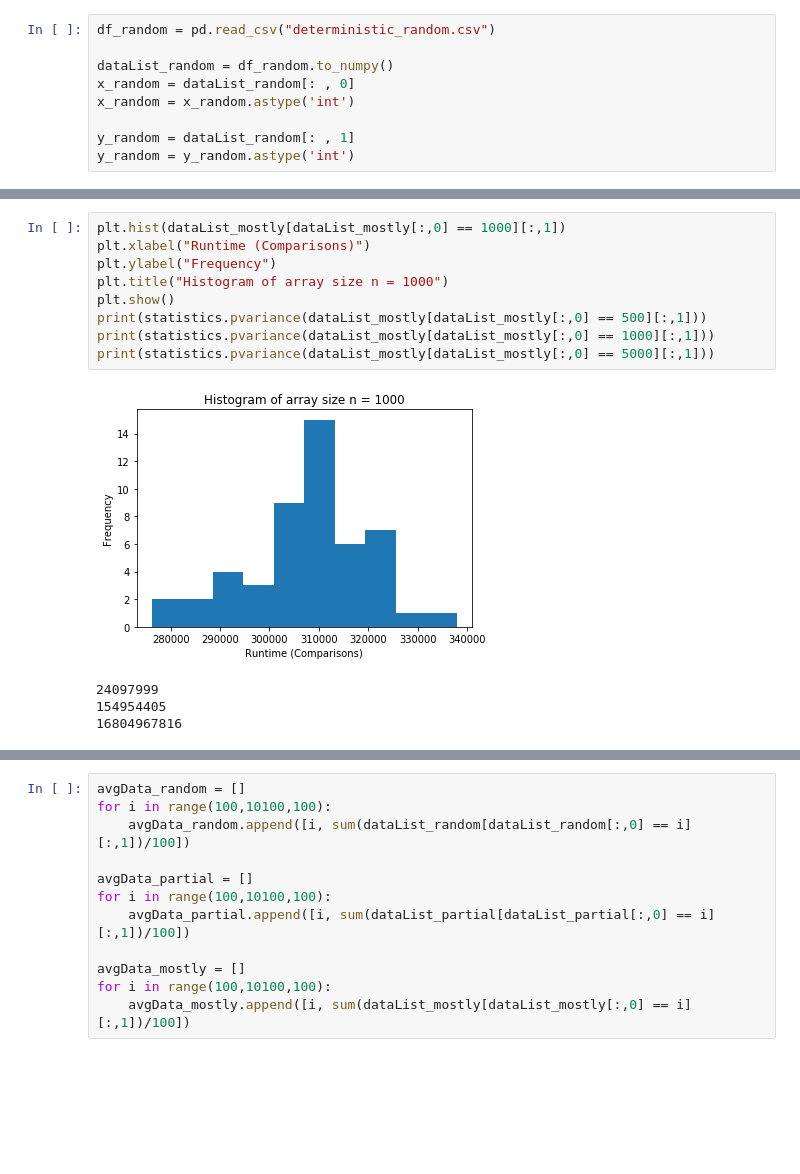
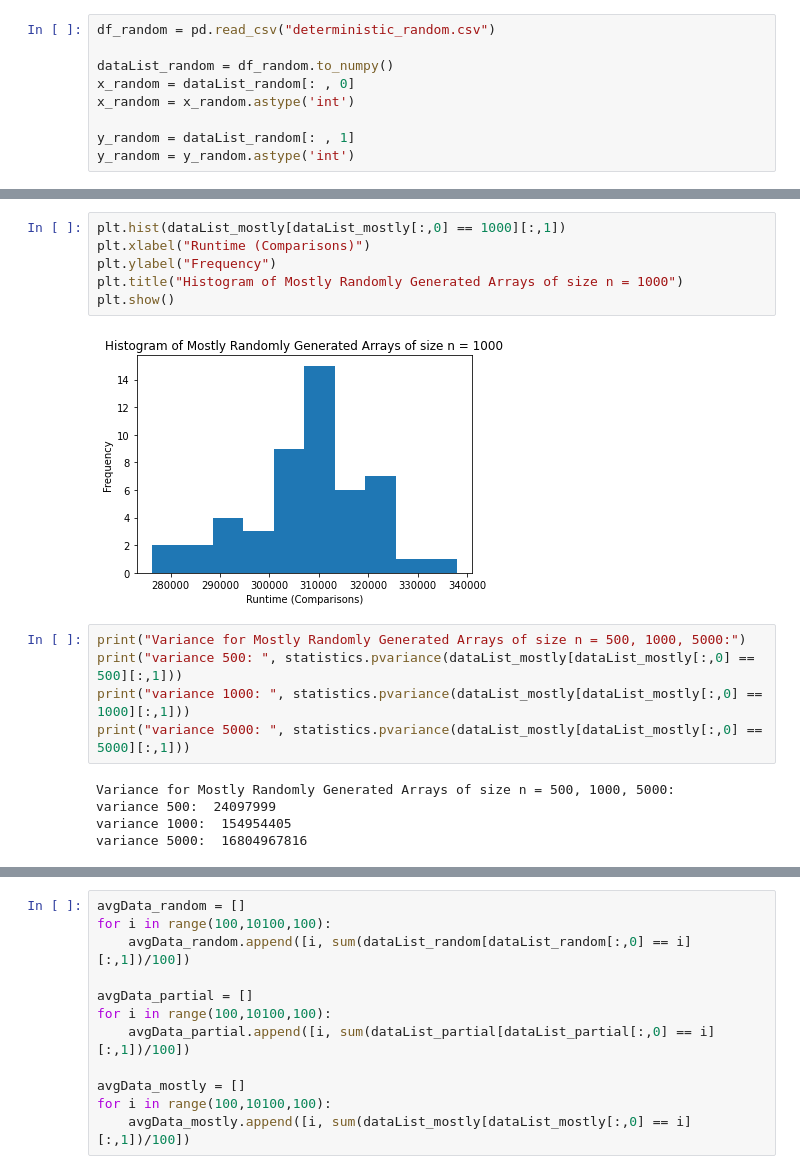
Before and after one commit to nathanielcrosby/QuickSort, a Jupyter notebook: deterministic_graph.ipynb, the cells around one changed output, grey strips where cells are left out. Drawn from its saved outputs; the diff is of its cells as text; blank space fills up the shorter version.

```diff
--- a/deterministic_graph.ipynb
+++ b/deterministic_graph.ipynb
@@ -64,14 +92,18 @@ print(statistics.pvariance(dataList_partial[dataList_partial[:,0] == 5000][:,1])
+# %%
+plt.hist(dataList_mostly[dataList_mostly[:,0] == 1000][:,1])
+plt.xlabel("Runtime (Comparisons)")
+plt.ylabel("Frequency")
+plt.title("Histogram of Mostly Randomly Generated Arrays of size n = 1000")
+plt.show()
+# %% [output]
+[figure, added]
 # %%
-plt.hist(dataList_mostly[dataList_mostly[:,0] == 1000][:,1])
-plt.xlabel("Runtime (Comparisons)")
-plt.ylabel("Frequency")
-plt.title("Histogram of array size n = 1000")
-plt.show()
-print(statistics.pvariance(dataList_mostly[dataList_mostly[:,0] == 500][:,1]))
-print(statistics.pvariance(dataList_mostly[dataList_mostly[:,0] == 1000][:,1]))
-print(statistics.pvariance(dataList_mostly[dataList_mostly[:,0] == 5000][:,1]))
+print("Variance for Mostly Randomly Generated Arrays of size n = 500, 1000, 5000:")
+print("variance 500: ", statistics.pvariance(dataList_mostly[dataList_mostly[:,0] == 500][:,1]))
+print("variance 1000: ", statistics.pvariance(dataList_mostly[dataList_mostly[:,0] == 1000][:,1]))
+print("variance 5000: ", statistics.pvariance(dataList_mostly[dataList_mostly[:,0] == 5000][:,1]))
 # %% [output]
-[figure, removed]
-24097999
-154954405
-16804967816
+Variance for Mostly Randomly Generated Arrays of size n = 500, 1000, 5000:
+variance 500:  24097999
+variance 1000:  154954405
+variance 5000:  16804967816
```
Also changed, not shown: parts of 7 cells of this notebook, 1 other file.
